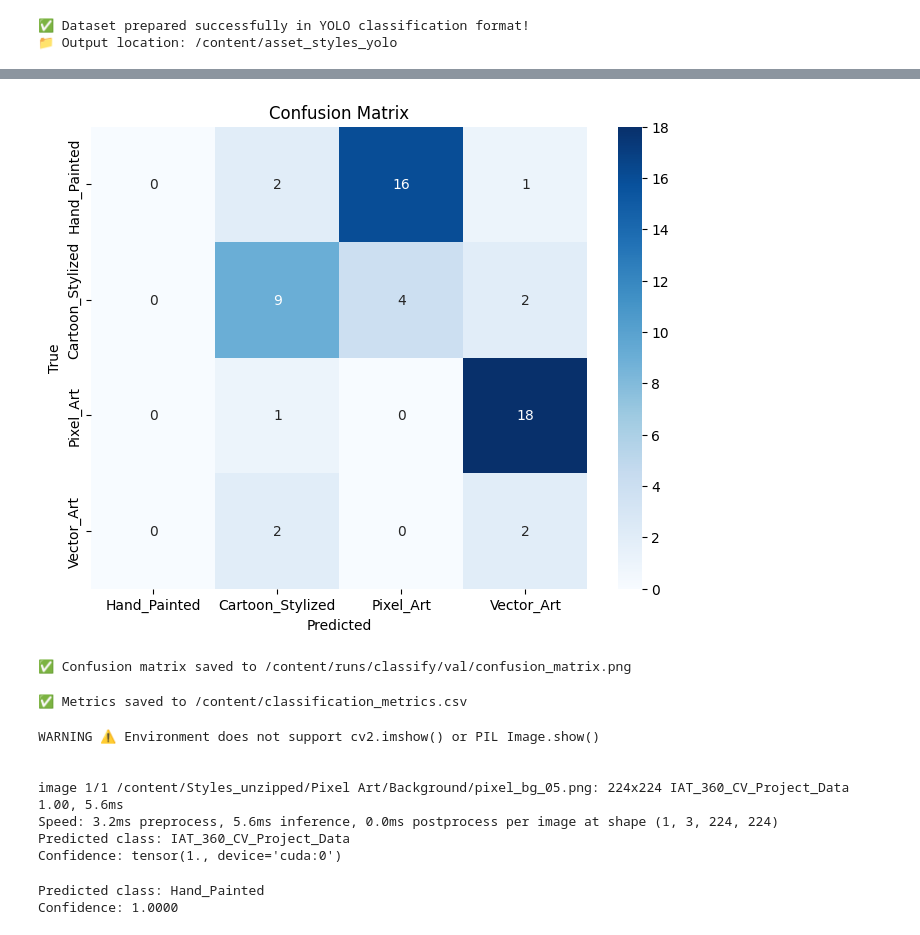
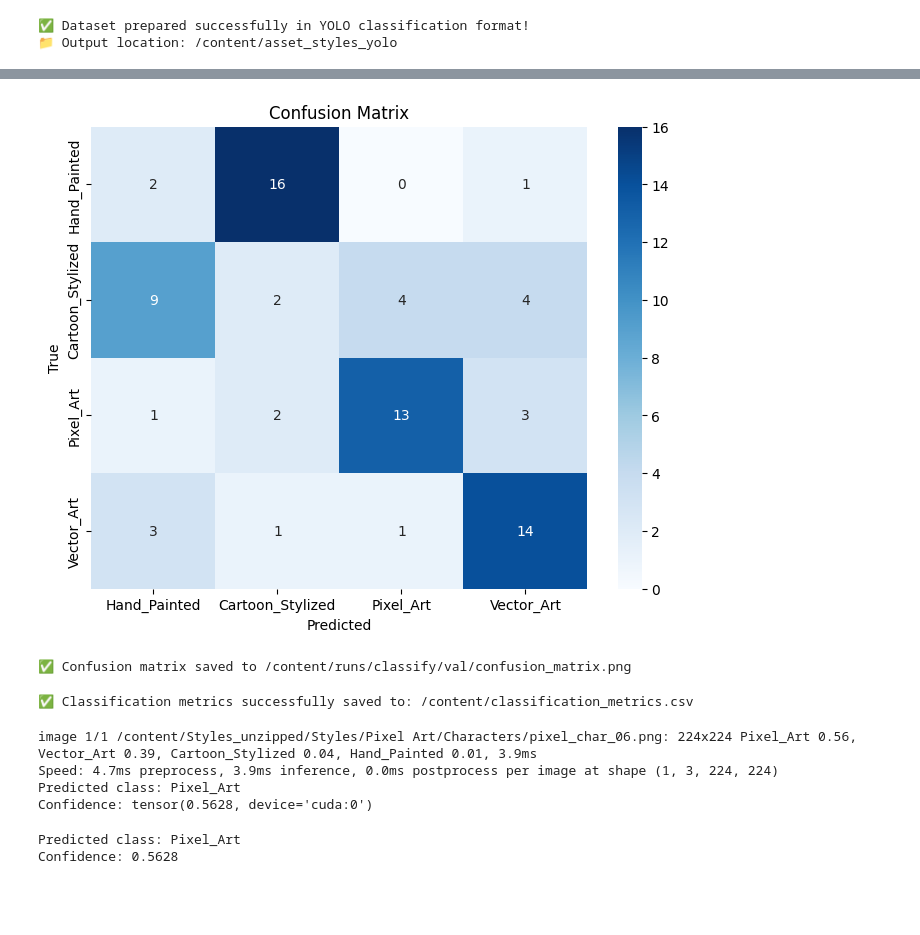
Before and after one commit to zm-f21/My-Computer-Vision-Project, a Jupyter notebook: ComputerVisionProject.ipynb, the cells around one changed output, grey strips where cells are left out. Drawn from its saved outputs; the diff is of its cells as text; code cells hidden in the pictures; blank space fills up the shorter version.

```diff
--- a/ComputerVisionProject.ipynb
+++ b/ComputerVisionProject.ipynb
@@ -185,9 +314,10 @@ import random
 from PIL import Image, ImageOps
 from tqdm import tqdm
 Image.MAX_IMAGE_PIXELS = None #to fix the large images
+# ImageFile.LOAD_TRUNCATED_IMAGES = True
 
 # --- CONFIG ---
-source_dir = "/content/Styles_unzipped"         # parent folder
+source_dir = "/content/Styles_unzipped/Styles"         # parent folder
 output_base = "/content/asset_styles_yolo"      # YOLO-ready dataset output
 splits = {"train": 0.7, "val": 0.2, "test": 0.1}
 augment = True  # enable data augmentation
@@ -438,34 +563,41 @@ Confusion Matrix:
 # %%
 import matplotlib.pyplot as plt
 import seaborn as sns
 from sklearn.metrics import confusion_matrix
 import numpy as np
+from pathlib import Path
 
-# --- Assume y_true_filtered and y_pred_filtered are already computed ---
-# Example:
-# y_true_filtered = [...]
-# y_pred_filtered = [...]
-class_names = ["Hand_Painted", "Cartoon_Stylized", "Pixel_Art", "Vector_Art"]
+# --- CONFIG ---
+class_names = ["Hand_Painted", "Cartoon_Stylized", "Pixel_Art", "Vector_Art"]  # actual classes
+save_dir = Path("/content/runs/classify/val")
+save_dir.mkdir(parents=True, exist_ok=True)
+save_path = save_dir / "confusion_matrix.png"
 
-# Compute confusion matrix
-cm = confusion_matrix(y_true_filtered, y_pred_filtered, labels=list(range(len(class_names))))
+# --- Compute confusion matrix ---
+cm = confusion_matrix(y_true, y_pred, labels=list(range(len(class_names))))
 
-# Create a figure
+# --- Create figure ---
 plt.figure(figsize=(8, 6))
 
 # Plot using seaborn heatmap
-sns.heatmap(cm, annot=True, fmt='d', cmap='Blues', xticklabels=class_names, yticklabels=class_names)
+sns.heatmap(
+    cm,
+    annot=True,
+    fmt='d',
+    cmap='Blues',
+    xticklabels=class_names,
+    yticklabels=class_names
+)
 
 plt.xlabel('Predicted')
 plt.ylabel('True')
 plt.title('Confusion Matrix')
 
 # Save to file
-save_path = '/content/runs/classify/val/confusion_matrix.png'
 plt.savefig(save_path, bbox_inches='tight')
 plt.show()
 
 print(f"✅ Confusion matrix saved to {save_path}")
 # %% [output]
-[figure, old version]
+[figure, new version]
 ✅ Confusion matrix saved to /content/runs/classify/val/confusion_matrix.png
@@ -472,23 +636,26 @@ print(f"✅ Confusion matrix saved to {save_path}")
 # %%
 import pandas as pd
+import numpy as np
+from sklearn.metrics import precision_score, recall_score, f1_score
 
-# Assuming you have already computed:
-# metrics.top1, metrics.top5, and filtered precision, recall, f1
+# --- Compute Top-1 Accuracy manually ---
+top1_accuracy = np.mean(np.array(y_true_filtered) == np.array(y_pred_filtered))
+
 metrics_dict = {
-    "Top-1 Accuracy": metrics.top1,
-    "Top-5 Accuracy": metrics.top5,
-    "Precision": precision,  # from your filtered evaluation
-    "Recall": recall,        # from your filtered evaluation
-    "F1 Score": f1           # from your filtered evaluation
+    "Top-1 Accuracy": top1_accuracy,
+    "Precision": precision,
+    "Recall": recall,
+    "F1 Score": f1
 }
 
 # Save to CSV
 save_path = "/content/classification_metrics.csv"
 pd.DataFrame([metrics_dict]).to_csv(save_path, index=False)
-print(f"✅ Metrics saved to {save_path}")
+print(f"✅ Classification metrics successfully saved to: {save_path}")
 # %% [output]
-✅ Metrics saved to /content/classification_metrics.csv
+✅ Classification metrics successfully saved to: /content/classification_metrics.csv
 # %%
+# test
 from ultralytics import YOLO
 from PIL import Image
 
@@ -496,8 +663,7 @@ from PIL import Image
 model = YOLO("/content/runs/classify/train/weights/best.pt")
 
 # Path to your test image
-test_image = "/content/Styles_unzipped/Pixel Art/Background/pixel_bg_05.png"  # change this to any image path
-
+test_image = "/content/Styles_unzipped/Styles/Pixel Art/Characters/pixel_char_06.png"
 # Run prediction
 results = model.predict(source=test_image, show=True)
 
@@ -505,13 +671,10 @@ results = model.predict(source=test_image, show=True)
 print("Predicted class:", results[0].names[results[0].probs.top1])
 print("Confidence:", results[0].probs.top1conf)
 # %% [output]
-WARNING ⚠️ Environment does not support cv2.imshow() or PIL Image.show()
-
-
-image 1/1 /content/Styles_unzipped/Pixel Art/Background/pixel_bg_05.png: 224x224 IAT_360_CV_Project_Data 1.00, 5.6ms
-Speed: 3.2ms preprocess, 5.6ms inference, 0.0ms postprocess per image at shape (1, 3, 224, 224)
-Predicted class: IAT_360_CV_Project_Data
-Confidence: tensor(1., device='cuda:0')
+image 1/1 /content/Styles_unzipped/Styles/Pixel Art/Characters/pixel_char_06.png: 224x224 Pixel_Art 0.56, Vector_Art 0.39, Cartoon_Stylized 0.04, Hand_Painted 0.01, 3.9ms
+Speed: 4.7ms preprocess, 3.9ms inference, 0.0ms postprocess per image at shape (1, 3, 224, 224)
+Predicted class: Pixel_Art
+Confidence: tensor(0.5628, device='cuda:0')
 # %%
 from ultralytics import YOLO
 from pathlib import Path
@@ -520,7 +683,7 @@ from pathlib import Path
 model = YOLO("/content/runs/classify/train/weights/best.pt")
 
 # Path to test image
-test_image = "/content/Styles_unzipped/Pixel Art/Background/pixel_bg_05.png"
+test_image = "/content/Styles_unzipped/Styles/Pixel Art/Characters/pixel_char_06.png"
 
 # Run prediction
 results = model.predict(source=test_image, verbose=False)
@@ -540,5 +703,5 @@ else:
 print(f"Predicted class: {predicted_class}")
 print(f"Confidence: {top1_conf:.4f}")
 # %% [output]
-Predicted class: Hand_Painted
-Confidence: 1.0000
+Predicted class: Pixel_Art
+Confidence: 0.5628
```
Also changed, not shown: parts of 8 cells of this notebook.
